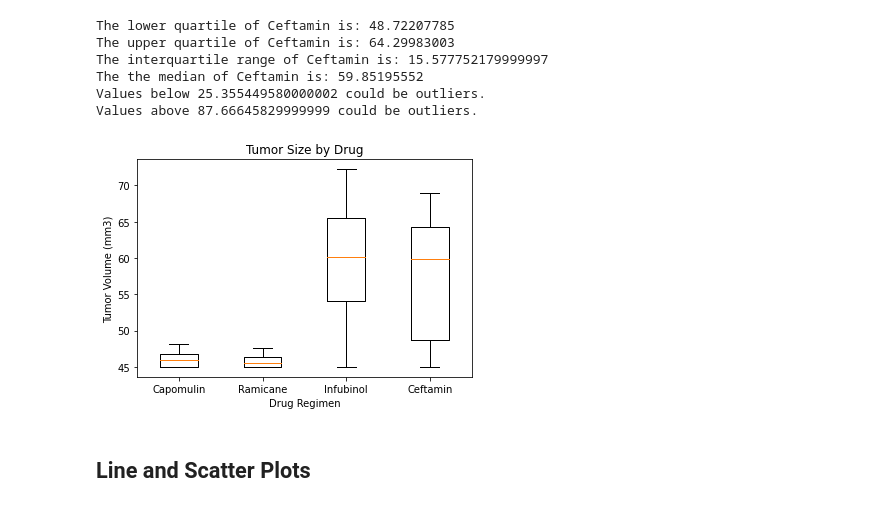
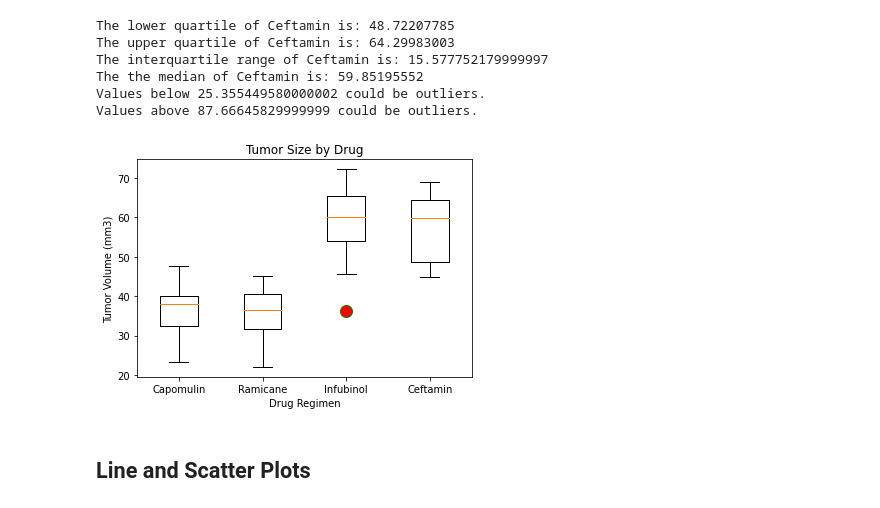
Before and after one commit to jeffreyoverholt/Matplotlib, a Jupyter notebook: pymaceuticals_starter.ipynb, the cells around one changed output. Saved outputs shown, nothing was run; the diff lists cells and outputs as text; code cells hidden in the pictures.

```diff
--- a/pymaceuticals_starter.ipynb
+++ b/pymaceuticals_starter.ipynb
@@ -553,7 +525,7 @@ final_ftv_mouse_df
 # %%
 # Calculate the final tumor volume of each mouse across four of the treatment regimens:
 # Capomulin, Ramicane, Infubinol, and Ceftamin
-capomulin_ftv_mouse = final_ftv_mouse_df.loc[final_ftv_mouse_df["Drug Regimen"] == "Capomulin"]
+capomulin_ftv_mouse = final_ftv_mouse.loc[final_ftv_mouse["Drug Regimen"] == "Capomulin"]
 capomulin_ftv_mouse
 # %% [output]
 |  | Mouse ID | Timepoint | Tumor Volume (mm3) | Metastatic Sites | Drug Regimen | Sex | Age_months | ... |
@@ -576,7 +548,7 @@ capomulin_ftv_mouse
 # %%
 # Calculate the final tumor volume of each mouse across four of the treatment regimens:
 # Capomulin, Ramicane, Infubinol, and Ceftamin
-ramicane_ftv_mouse = final_ftv_mouse_df.loc[final_ftv_mouse_df["Drug Regimen"] == "Ramicane"]
+ramicane_ftv_mouse = final_ftv_mouse.loc[final_ftv_mouse["Drug Regimen"] == "Ramicane"]
 ramicane_ftv_mouse
 # %% [output]
 |  | Mouse ID | Timepoint | Tumor Volume (mm3) | Metastatic Sites | Drug Regimen | Sex | Age_months | ... |
@@ -599,7 +571,7 @@ ramicane_ftv_mouse
 # %%
 # Calculate the final tumor volume of each mouse across four of the treatment regimens:
 # Capomulin, Ramicane, Infubinol, and Ceftamin
-infubinol_ftv_mouse = final_ftv_mouse_df.loc[final_ftv_mouse_df["Drug Regimen"] == "Infubinol"]
+infubinol_ftv_mouse = final_ftv_mouse.loc[final_ftv_mouse["Drug Regimen"] == "Infubinol"]
 infubinol_ftv_mouse
 # %% [output]
 |  | Mouse ID | Timepoint | Tumor Volume (mm3) | Metastatic Sites | Drug Regimen | Sex | Age_months | ... |
@@ -622,7 +594,7 @@ infubinol_ftv_mouse
 # %%
 # Calculate the final tumor volume of each mouse across four of the treatment regimens:
 # Capomulin, Ramicane, Infubinol, and Ceftamin
-ceftamin_ftv_mouse = final_ftv_mouse_df.loc[final_ftv_mouse_df["Drug Regimen"] == "Ceftamin"]
+ceftamin_ftv_mouse = final_ftv_mouse.loc[final_ftv_mouse["Drug Regimen"] == "Ceftamin"]
 ceftamin_ftv_mouse
 # %% [output]
 |  | Mouse ID | Timepoint | Tumor Volume (mm3) | Metastatic Sites | Drug Regimen | Sex | Age_months | ... |
@@ -755,25 +727,27 @@ Values above 87.66645829999999 could be outliers.
 # %%
 # Generate a box plot of the final tumor volume of each mouse across four regimens of interest
 # Refer to Quartiles and Outliers class lecture (Matplotlib day 3 module 2)
 # https://pandas.pydata.org/docs/reference/api/pandas.DataFrame.boxplot.html
 # https://www.quora.com/I-am-drawing-the-boxplot-using-Python-but-I-want-the-labels-in-the-x-axis-to-be-displayed-vertically-rather-than-horizontally-How-do-I-do-this
 
 # Create list for the boxes (similar to class example of temperature where we grabbed a row of specific data from a data frame)
 capomulin = capomulin_ftv_mouse["Tumor Volume (mm3)"]
 ramicane = ramicane_ftv_mouse["Tumor Volume (mm3)"]
 infubinol = infubinol_ftv_mouse["Tumor Volume (mm3)"]
 ceftamin = ceftamin_ftv_mouse["Tumor Volume (mm3)"]
 
 drugs_for_boxplot = [capomulin, ramicane, infubinol, ceftamin]
+outliers_dict = dict(marker='o', markerfacecolor='r', markersize=12,
+                  linestyle='none', markeredgecolor='g')
 
 fig1, ax1 = plt.subplots()
 ax1.set_title('Tumor Size by Drug')
 ax1.set_xlabel('Drug Regimen')
 ax1.set_ylabel('Tumor Volume (mm3)')
-ax1.boxplot(drugs_for_boxplot, labels = ["Capomulin", "Ramicane", "Infubinol", "Ceftamin"])
+ax1.boxplot(drugs_for_boxplot, flierprops= outliers_dict , labels = ["Capomulin", "Ramicane", "Infubinol", "Ceftamin"])
 plt.show()
 # %% [output]
-[figure, old version]
+[figure, new version]
 # %% [markdown]
 ## Line and Scatter Plots
 # %%
```
Also changed, not shown: parts of 12 cells of this notebook.
